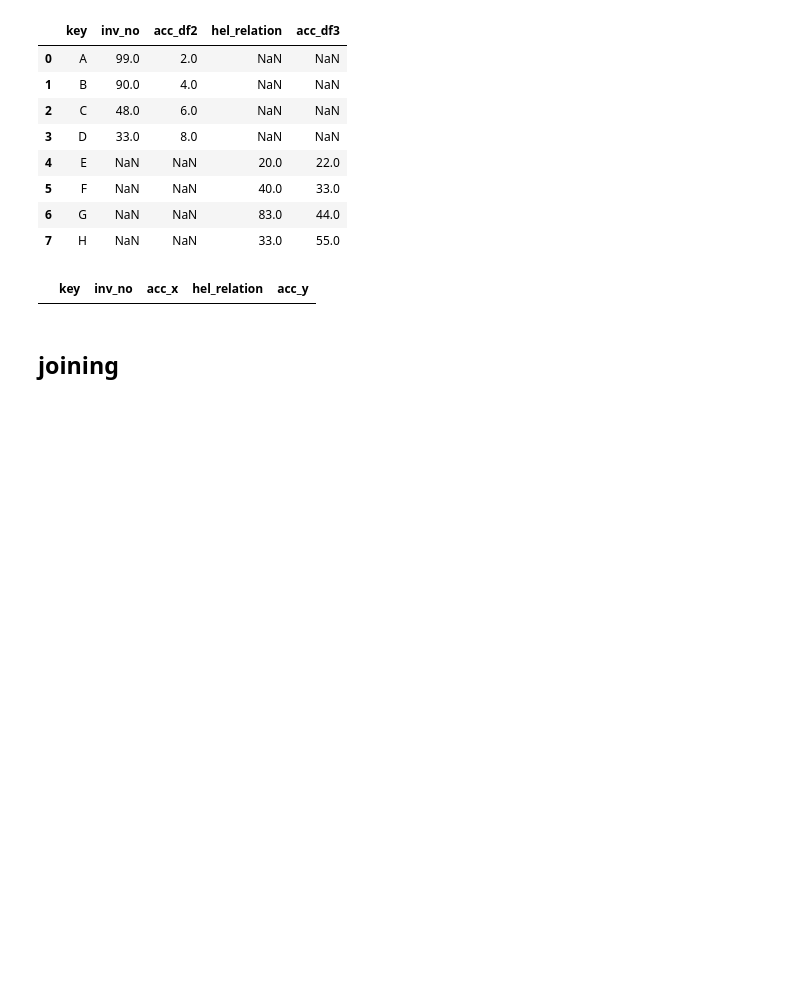
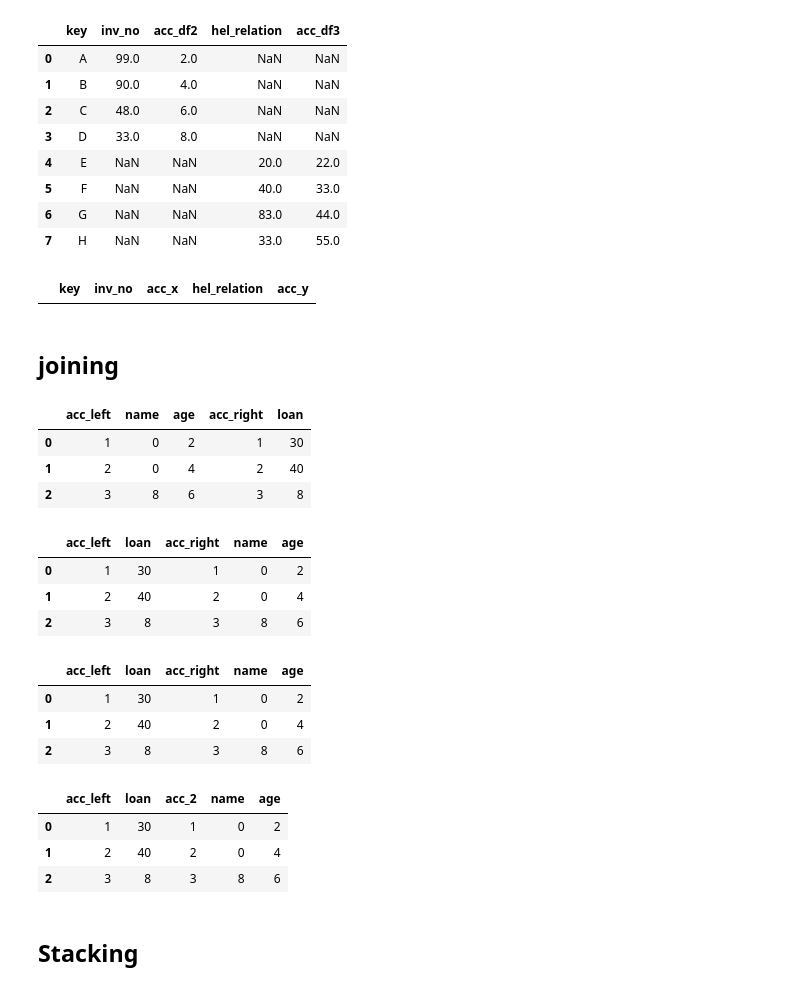
Before and after one commit to prakash587/dsml_practice, a Jupyter notebook: dsml_practice/ML/Ml_library/pandas/data-integration.ipynb, the cells around one changed output. Cells and saved outputs as stored; diff of their text form; code cells hidden in the pictures; blank space fills up the shorter version.

```diff
--- a/dsml_practice/ML/Ml_library/pandas/data-integration.ipynb
+++ b/dsml_practice/ML/Ml_library/pandas/data-integration.ipynb
@@ -117,3 +117,49 @@ df3.merge(df4, how = "inner", on= "key")
 |  | key | inv_no | acc_x | hel_relation | acc_y |
 # %% [markdown]
 ## joining
+# %%
+df1= pd.DataFrame(
+    {
+        "acc":[1,2,3], "name":[0,0,8], "age":[2,4,6]
+    }
+)
+
+df2= pd.DataFrame(
+    {
+        "acc":[1,2,3], "loan":[30,40,8],
+    }
+)
+# %%
+#pd.join(df2)
+df1.join(df2, lsuffix='_left', rsuffix='_right')
+# %% [output]
+|  | acc_left | name | age | acc_right | loan |
+| 0 | 1 | 0 | 2 | 1 | 30 |
+| 1 | 2 | 0 | 4 | 2 | 40 |
+| 2 | 3 | 8 | 6 | 3 | 8 |
+# %%
+
+df2.join(df1, lsuffix='_left', rsuffix='_right')
+# %% [output]
+|  | acc_left | loan | acc_right | name | age |
+| 0 | 1 | 30 | 1 | 0 | 2 |
+| 1 | 2 | 40 | 2 | 0 | 4 |
+| 2 | 3 | 8 | 3 | 8 | 6 |
+# %%
+
+df2.join(df1, how = 'right' ,lsuffix='_left', rsuffix='_right')
+# %% [output]
+|  | acc_left | loan | acc_right | name | age |
+| 0 | 1 | 30 | 1 | 0 | 2 |
+| 1 | 2 | 40 | 2 | 0 | 4 |
+| 2 | 3 | 8 | 3 | 8 | 6 |
+# %%
+
+df2.join(df1, how = 'inner' ,lsuffix='_left', rsuffix='_2')
+# %% [output]
+|  | acc_left | loan | acc_2 | name | age |
+| 0 | 1 | 30 | 1 | 0 | 2 |
+| 1 | 2 | 40 | 2 | 0 | 4 |
+| 2 | 3 | 8 | 3 | 8 | 6 |
+# %% [markdown]
+## Stacking
```
Also changed, not shown: parts of 4 cells of this notebook, 1 other file.
